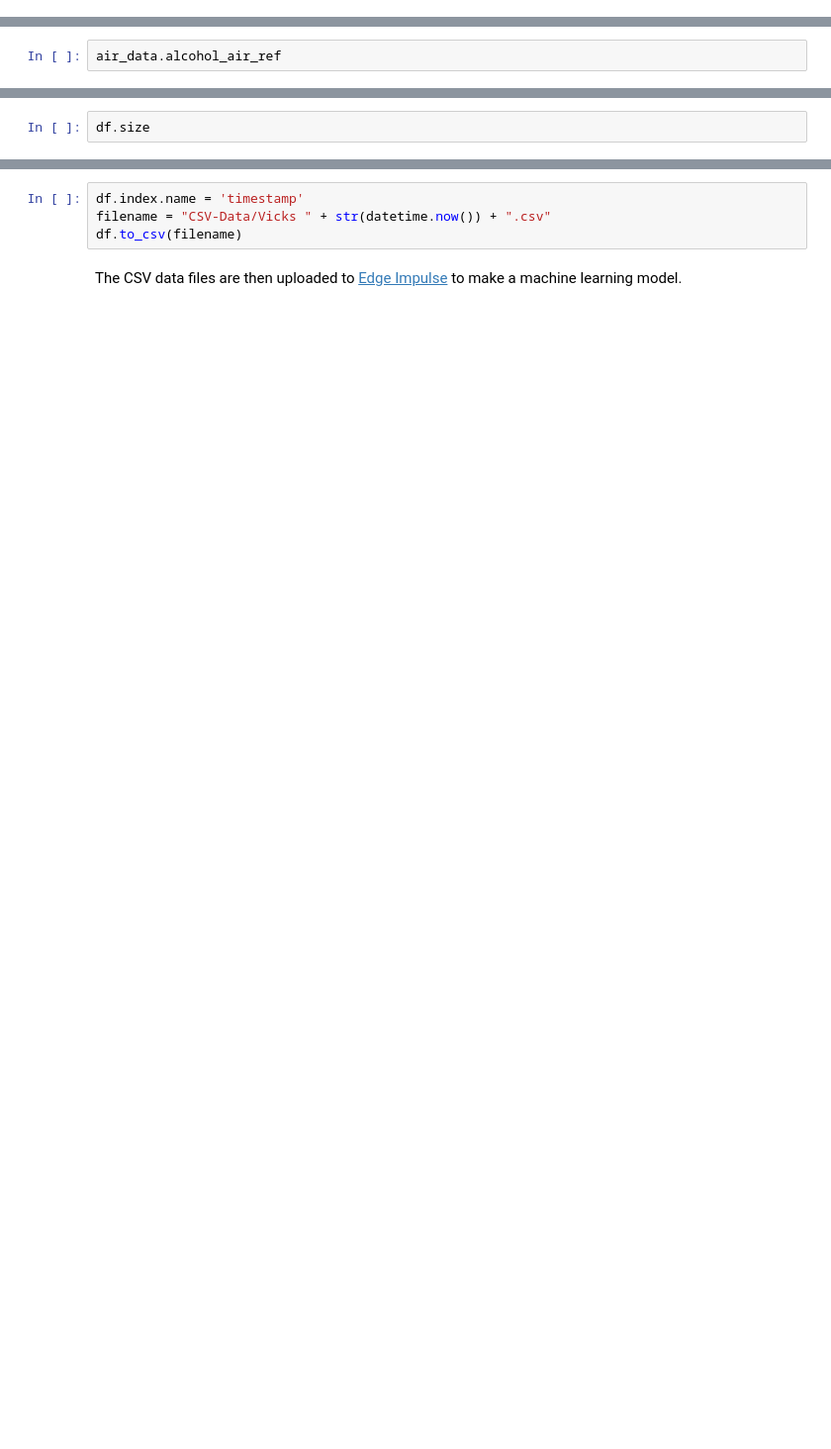
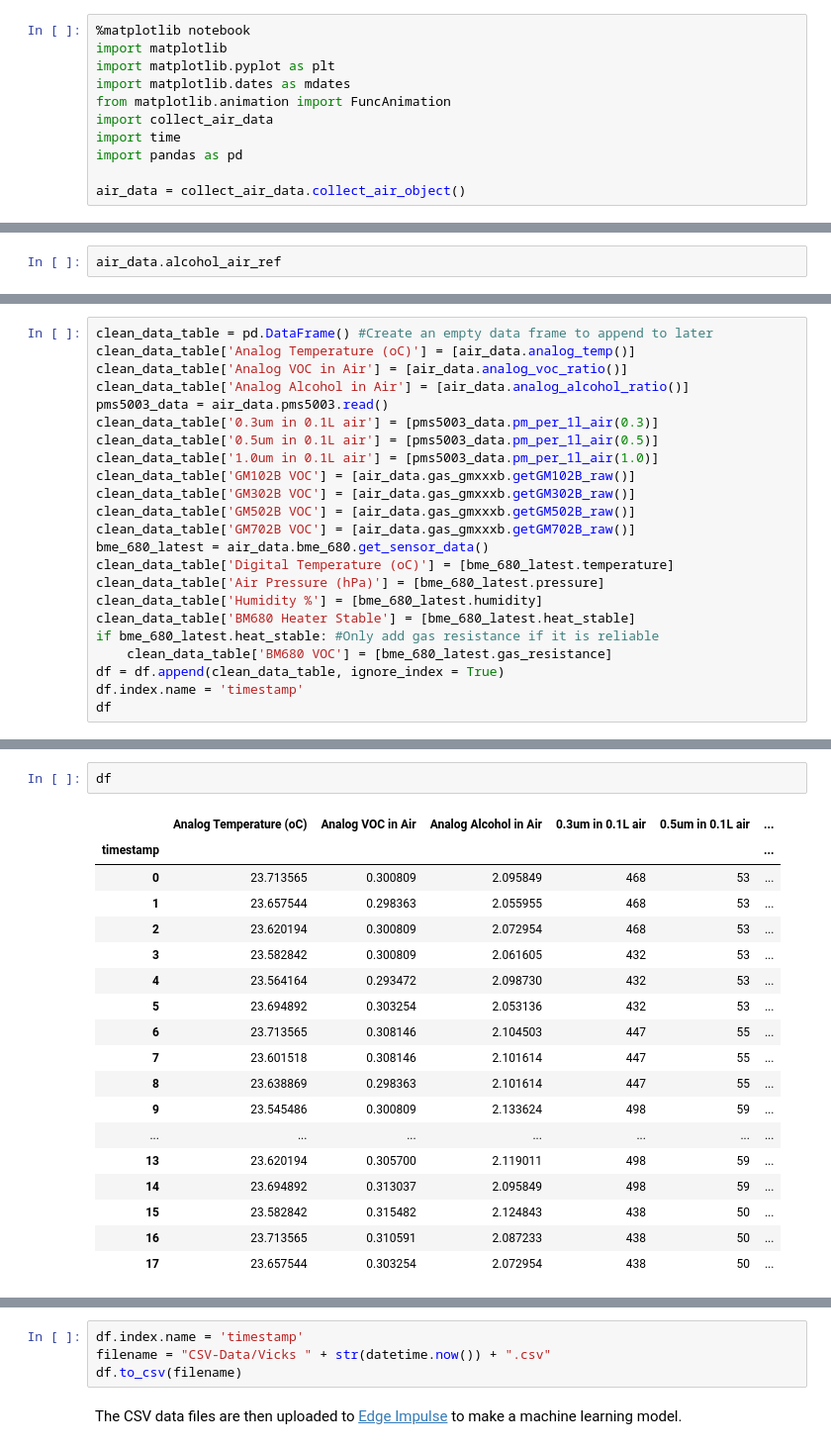
Before and after one commit to M0JPI/red-pitaya-projects, a Jupyter notebook: jupyter-notebooks/dashboard/Air_Quality_Dashboard_V0_2.ipynb, the cells around one changed output, grey strips where cells are left out. Shown at 99% size. Drawn from its saved outputs; the diff is of its cells as text; blank space fills up the shorter version.

Commit message:
Dashboard updated with all sensors

```diff
--- a/jupyter-notebooks/dashboard/Air_Quality_Dashboard_V0_2.ipynb
+++ b/jupyter-notebooks/dashboard/Air_Quality_Dashboard_V0_2.ipynb
@@ -7,3 +4,14 @@ import time
+# %%
+%matplotlib notebook
+import matplotlib
+import matplotlib.pyplot as plt
+import matplotlib.dates as mdates
+from matplotlib.animation import FuncAnimation
+import collect_air_data
+import time
+import pandas as pd
+
+air_data = collect_air_data.collect_air_object()
 # %%
 pms5003_data = air_data.pms5003.read()
 print(pms5003_data.pm_per_1l_air(0.3))
@@ -155,0 +176,23 @@ plt.show()
+# %%
+clean_data_table = pd.DataFrame() #Create an empty data frame to append to later
+clean_data_table['Analog Temperature (oC)'] = [air_data.analog_temp()]
+clean_data_table['Analog VOC in Air'] = [air_data.analog_voc_ratio()]
+clean_data_table['Analog Alcohol in Air'] = [air_data.analog_alcohol_ratio()]
+pms5003_data = air_data.pms5003.read()
+clean_data_table['0.3um in 0.1L air'] = [pms5003_data.pm_per_1l_air(0.3)]
+clean_data_table['0.5um in 0.1L air'] = [pms5003_data.pm_per_1l_air(0.5)]
+clean_data_table['1.0um in 0.1L air'] = [pms5003_data.pm_per_1l_air(1.0)]
+clean_data_table['GM102B VOC'] = [air_data.gas_gmxxxb.getGM102B_raw()]
+clean_data_table['GM302B VOC'] = [air_data.gas_gmxxxb.getGM302B_raw()]
+clean_data_table['GM502B VOC'] = [air_data.gas_gmxxxb.getGM502B_raw()]
+clean_data_table['GM702B VOC'] = [air_data.gas_gmxxxb.getGM702B_raw()]
+bme_680_latest = air_data.bme_680.get_sensor_data()
+clean_data_table['Digital Temperature (oC)'] = [bme_680_latest.temperature]
+clean_data_table['Air Pressure (hPa)'] = [bme_680_latest.pressure]
+clean_data_table['Humidity %'] = [bme_680_latest.humidity]
+clean_data_table['BM680 Heater Stable'] = [bme_680_latest.heat_stable]
+if bme_680_latest.heat_stable: #Only add gas resistance if it is reliable
+    clean_data_table['BM680 VOC'] = [bme_680_latest.gas_resistance]
+df = df.append(clean_data_table, ignore_index = True)
+df.index.name = 'timestamp'
+df
@@ -156,2 +204,21 @@ plt.show()
 # %%
-df.size
+df
+# %% [output]
+|  | Analog Temperature (oC) | Analog VOC in Air | Analog Alcohol in Air | 0.3um in 0.1L air | 0.5um in 0.1L air | ... |
+| timestamp |  |  |  |  |  | ... |
+| 0 | 23.713565 | 0.300809 | 2.095849 | 468 | 53 | ... |
+| 1 | 23.657544 | 0.298363 | 2.055955 | 468 | 53 | ... |
+| 2 | 23.620194 | 0.300809 | 2.072954 | 468 | 53 | ... |
+| 3 | 23.582842 | 0.300809 | 2.061605 | 432 | 53 | ... |
+| 4 | 23.564164 | 0.293472 | 2.098730 | 432 | 53 | ... |
+| 5 | 23.694892 | 0.303254 | 2.053136 | 432 | 53 | ... |
+| 6 | 23.713565 | 0.308146 | 2.104503 | 447 | 55 | ... |
+| 7 | 23.601518 | 0.308146 | 2.101614 | 447 | 55 | ... |
+| 8 | 23.638869 | 0.298363 | 2.101614 | 447 | 55 | ... |
+| 9 | 23.545486 | 0.300809 | 2.133624 | 498 | 59 | ... |
+| ... | ... | ... | ... | ... | ... | ... |
+| 13 | 23.620194 | 0.305700 | 2.119011 | 498 | 59 | ... |
+| 14 | 23.694892 | 0.313037 | 2.095849 | 498 | 59 | ... |
+| 15 | 23.582842 | 0.315482 | 2.124843 | 438 | 50 | ... |
+| 16 | 23.713565 | 0.310591 | 2.087233 | 438 | 50 | ... |
+| 17 | 23.657544 | 0.303254 | 2.072954 | 438 | 50 | ... |
```
Also changed, not shown: parts of 18 cells of this notebook, 2 other files.
